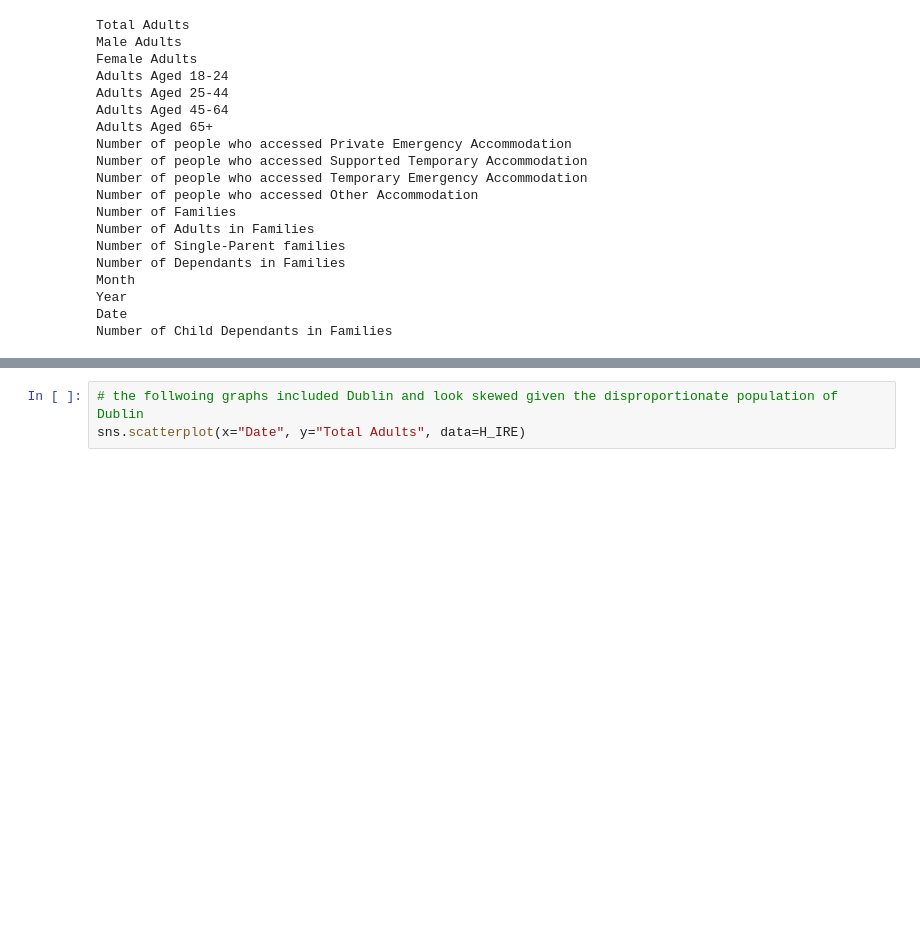
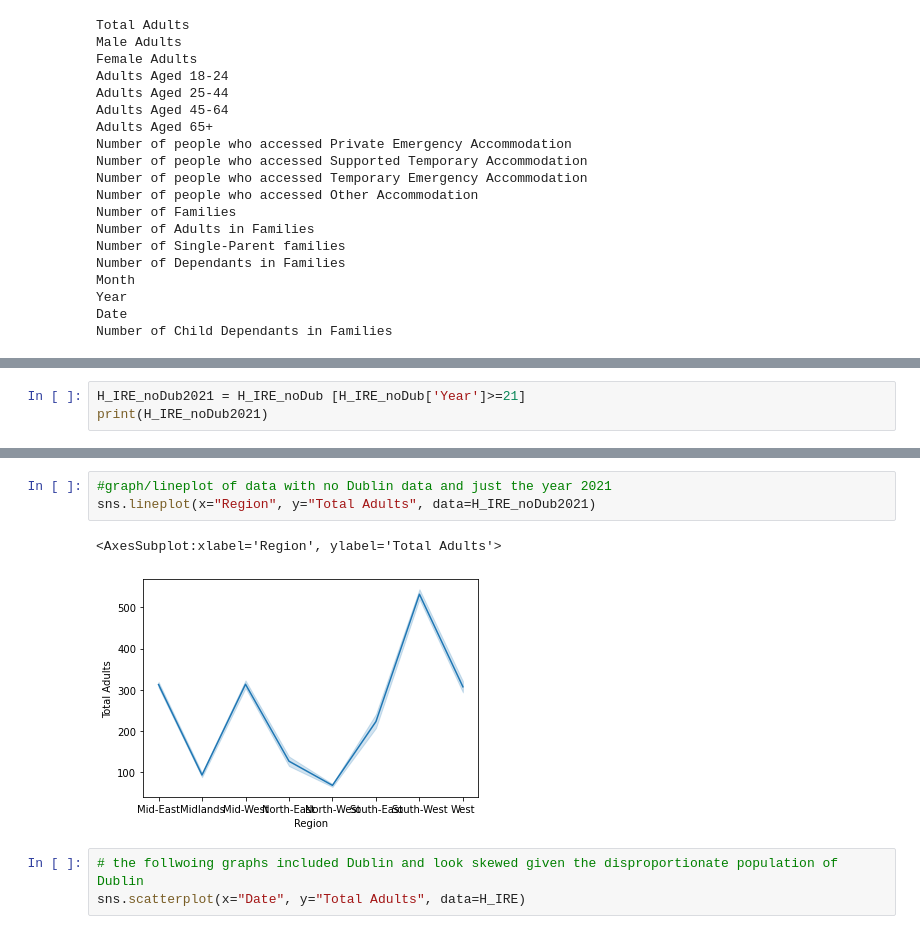
Before and after one commit to Sez23/UCDPA_SarahBrien, a Jupyter notebook: UCDPA_SarahBrien.ipynb, the cells around one changed output, grey strips where cells are left out. Drawn from its saved outputs; the diff is of its cells as text; blank space fills up the shorter version.

```diff
--- a/UCDPA_SarahBrien.ipynb
+++ b/UCDPA_SarahBrien.ipynb
@@ -374,0 +392,3 @@ West                                          NaN
+# %%
+H_IRE_noDub2021 = H_IRE_noDub [H_IRE_noDub['Year']>=21]
+print(H_IRE_noDub2021)
@@ -375,3 +435,9 @@ West                                          NaN
+# %%
+#graph/lineplot of data with no Dublin data and just the year 2021
+sns.lineplot(x="Region", y="Total Adults", data=H_IRE_noDub2021)
+# %% [output]
+<AxesSubplot:xlabel='Region', ylabel='Total Adults'>
+[figure, added]
 # %%
 # the follwoing graphs included Dublin and look skewed given the disproportionate population of Dublin
 sns.scatterplot(x="Date", y="Total Adults", data=H_IRE)
```
Also changed, not shown: parts of 30 cells of this notebook.
